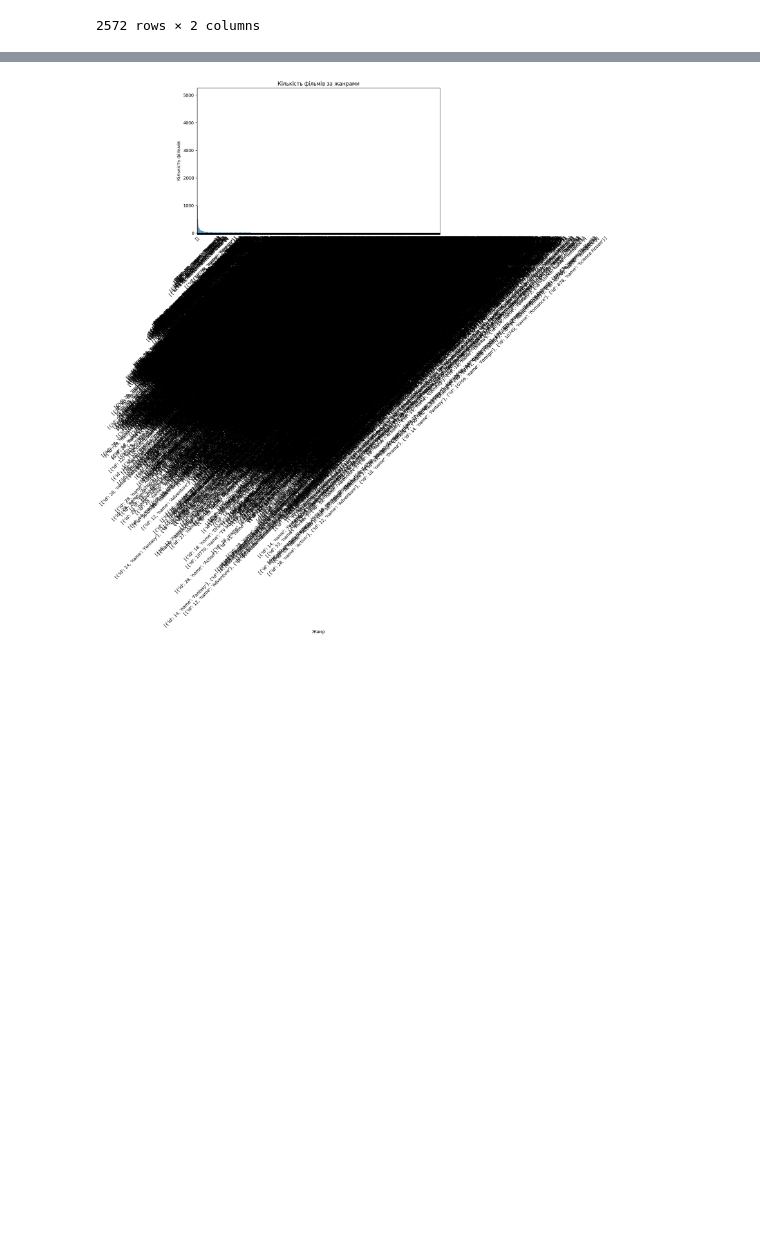
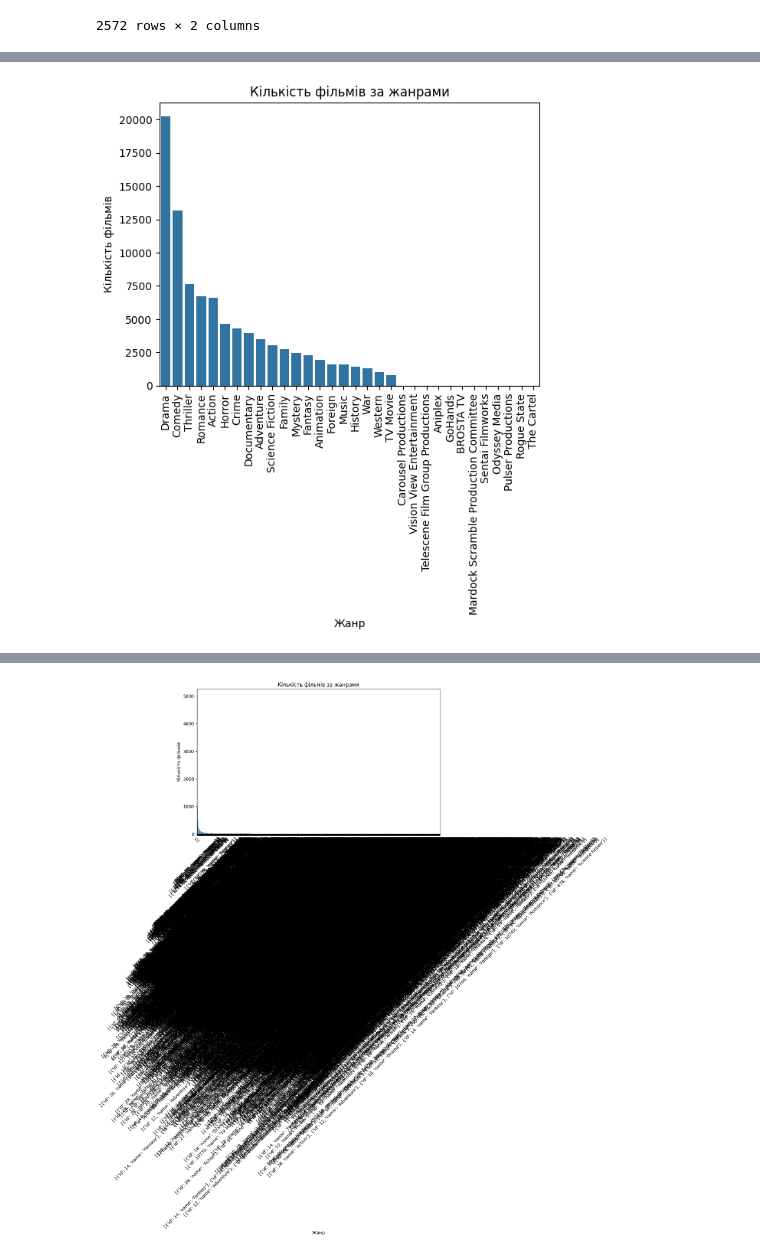
Before and after one commit to MarkKryvoshein/MachineLearning, a Jupyter notebook: Untitled0.ipynb, the cells around one changed output, grey strips where cells are left out. Saved outputs shown, nothing was run; the diff lists cells and outputs as text; code cells hidden in the pictures; blank space fills up the shorter version.

Commit message:
Додані таблиці для аналізу фільмів за жанрам та профіту vs бюджет

```diff
--- a/Untitled0.ipynb
+++ b/Untitled0.ipynb
@@ -149,0 +150,24 @@ Name: count, Length: 4069, dtype: int64
+# %%
+import json
+from collections import Counter
+
+def parse_genre(element):
+  try:
+    return [parsed['name'] for parsed in json.loads(element.replace("'", '"'))]
+  except:
+    return []
+parsed_frame = [el for halflist in movies_df['genres'].apply(parse_genre) for el in halflist ]
+genre_counts = Counter(parsed_frame)
+genre_counts = dict(genre_counts.most_common())
+#genre_counts = dict(genre_counts.items().sort())
+sns.barplot(x=list(genre_counts.keys()), y =list(genre_counts.values()))
+
+plt.title('Кількість фільмів за жанрами')
+plt.xlabel('Жанр')
+plt.ylabel('Кількість фільмів')
+
+plt.xticks(rotation=90)
+
+plt.show()
+# %% [output]
+[figure, added]
```
Also changed, not shown: parts of 13 cells of this notebook.
